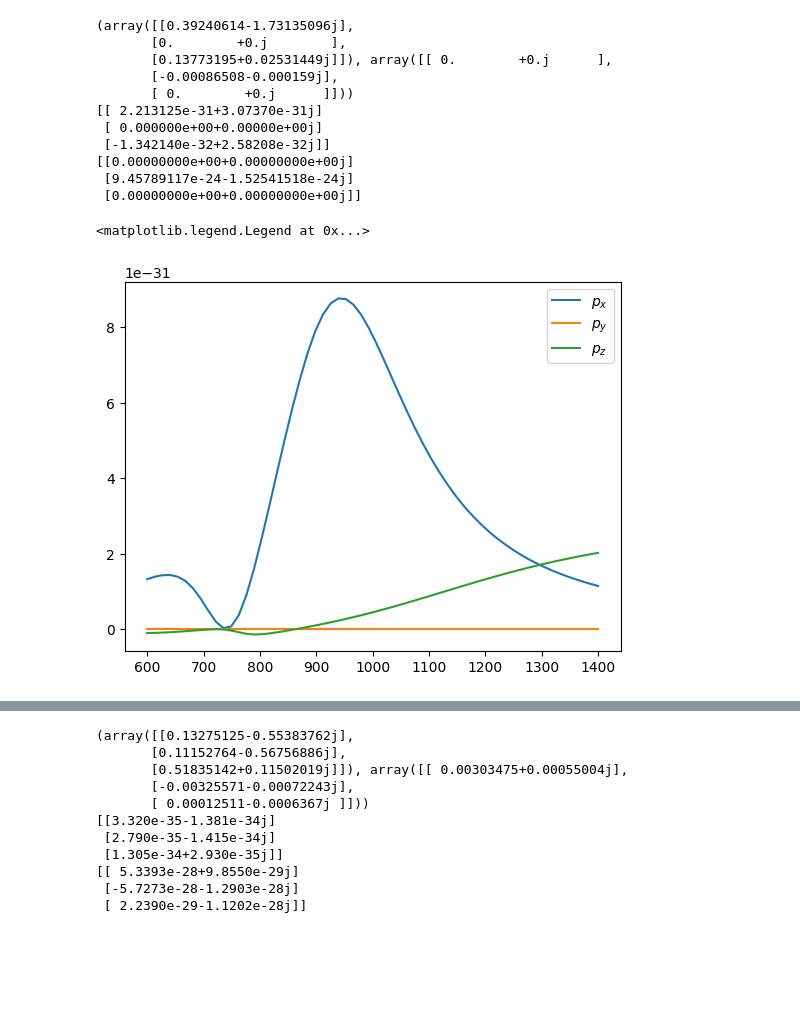
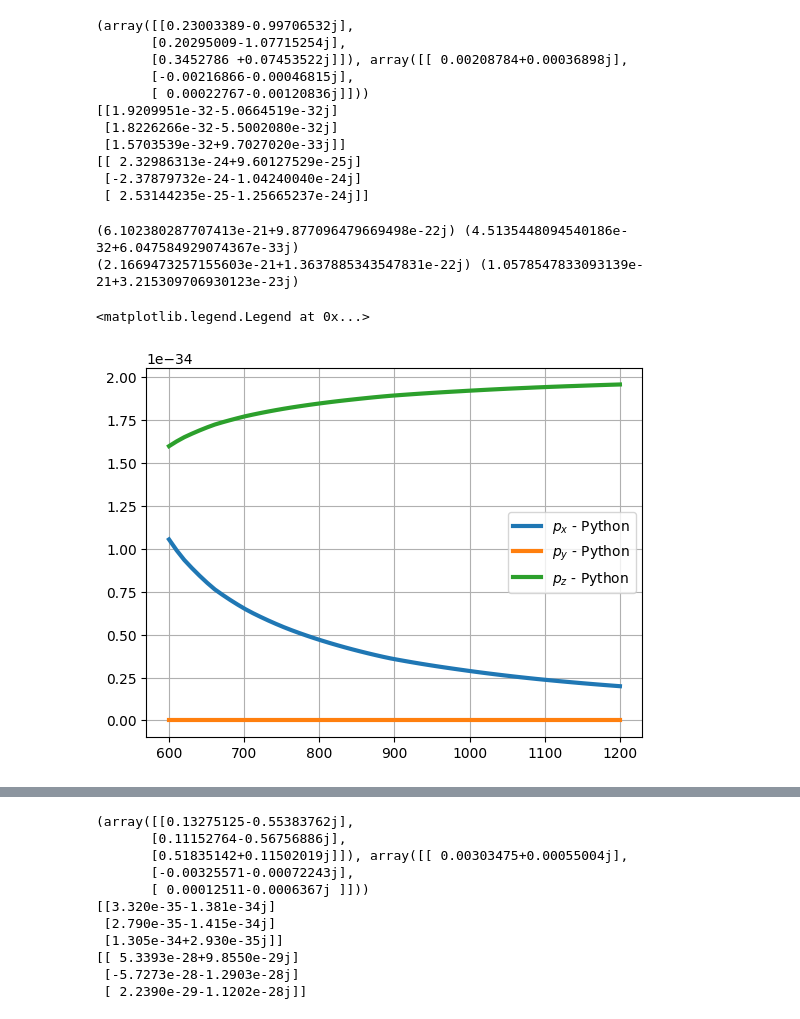
Before and after one commit to semyonbo/SPP_ANALYTICAL, a Jupyter notebook: plot.ipynb, the cells around one changed output, grey strips where cells are left out. Saved outputs shown, nothing was run; the diff lists cells and outputs as text; code cells hidden in the pictures; blank space fills up the shorter version.

```diff
--- a/plot.ipynb
+++ b/plot.ipynb
@@ -9,13 +9,13 @@ eps_Au = frenel.get_interpolate('Au')
 eps_Si = frenel.get_interpolate('Si')
 
 wavelength_nm = 800  # [nm]
-STOP = 20
+STOP = 40
 R = 146
 dist = 20
 point = [0,0,dist+R]
 angle = 25*np.pi/180
 phase = 0
-a = 0
+a = 0.5
 
 
 
@@ -23,11 +23,18 @@ print(dipoles.initial_field(wavelength_nm, angle, 1, eps_Au, point, phase, a))
 
 
 p, m =  dipoles.calc_dipoles_v2(wavelength_nm, eps_Au, point, R, eps_Si, angle, amplitude=1, phase=phase, a=a, stop=STOP )
-print(np.round(p,37))
+print(np.round(p,39))
 
-print(np.round(m,32))
+print(np.round(m,34))
 
-wl = np.linspace(600, 1400, 60)
+# p2,m2 = dipoles.calc_dipoles(wavelength_nm, eps_Au, 40, R, eps_Si, point, angle, amplitude=1, phase=phase, a=a)
+
+# print(np.round(p2,39))
+
+# print(np.round(m2,34))
+
+
+wl = np.linspace(600, 1200, 60)
 
 Px=[]
 Py=[]
@@ -47,22 +54,35 @@ for i in tqdm(range(len(wl))):
     My.append(m[1])
     Mz.append(m[2])
 # %% [output]
-(array([[0.39240614-1.73135096j],
-       [0.        +0.j        ],
-       [0.13773195+0.02531449j]]), array([[ 0.        +0.j      ],
-       [-0.00086508-0.000159j],
-       [ 0.        +0.j      ]]))
-[[ 2.213125e-31+3.07370e-31j]
- [ 0.000000e+00+0.00000e+00j]
- [-1.342140e-32+2.58208e-32j]]
-[[0.00000000e+00+0.00000000e+00j]
- [9.45789117e-24-1.52541518e-24j]
- [0.00000000e+00+0.00000000e+00j]]
+(array([[0.23003389-0.99706532j],
+       [0.20295009-1.07715254j],
+       [0.3452786 +0.07453522j]]), array([[ 0.00208784+0.00036898j],
+       [-0.00216866-0.00046815j],
+       [ 0.00022767-0.00120836j]]))
+[[1.9209951e-32-5.0664519e-32j]
+ [1.8226266e-32-5.5002080e-32j]
+ [1.5703539e-32+9.7027020e-33j]]
+[[ 2.32986313e-24+9.60127529e-25j]
+ [-2.37879732e-24-1.04240040e-24j]
+ [ 2.53144235e-25-1.25665237e-24j]]
+# %%
+import dipoles
+
+alpha_e, aplha_h = dipoles.alpha_v2(800, 80, eps_Si)
+
+alpha_e2, alpha_h2 = dipoles.get_alpha(80, eps_Si, 800)
+print(alpha_e, alpha_e2)
+print(aplha_h, alpha_h2)
+# %% [output]
+(6.102380287707413e-21+9.877096479669498e-22j) (4.5135448094540186e-32+6.047584929074367e-33j)
+(2.1669473257155603e-21+1.3637885343547831e-22j) (1.0578547833093139e-21+3.215309706930123e-23j)
 # %%
-plt.plot(wl, np.real(Px), label='$p_x$')
-plt.plot(wl, np.real(Py), label='$p_y$')
-plt.plot(wl, np.real(Pz), label ='$p_z$')
+plt.plot(wl, np.real(Px), label='$p_x$ - Python', lw=3)
+plt.plot(wl, np.real(Py), label='$p_y$ - Python', lw=3)
+plt.plot(wl, np.real(Pz), label ='$p_z$ - Python', lw=3)
+plt.grid()
+
 plt.legend()
 # %% [output]
 <matplotlib.legend.Legend at 0x...>
-[figure, old version]
+[figure, new version]
```
Also changed, not shown: parts of 5 cells of this notebook, 9 other files.
